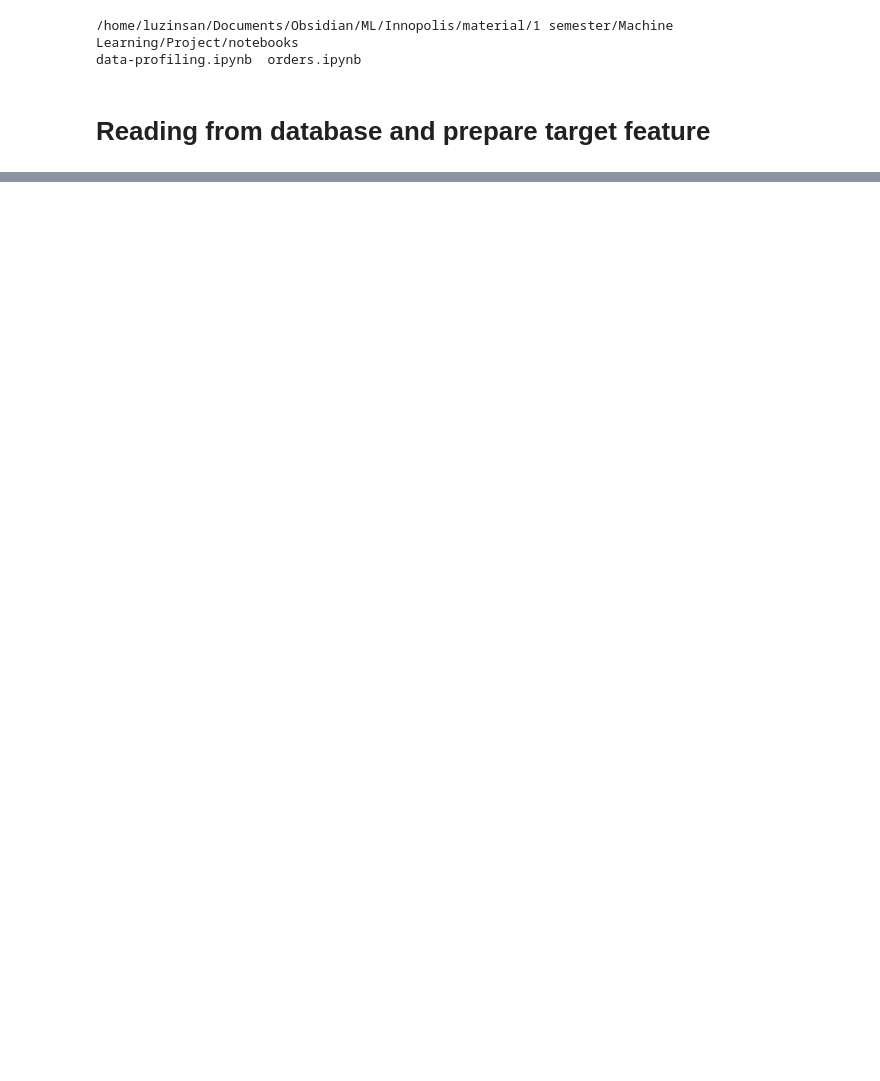
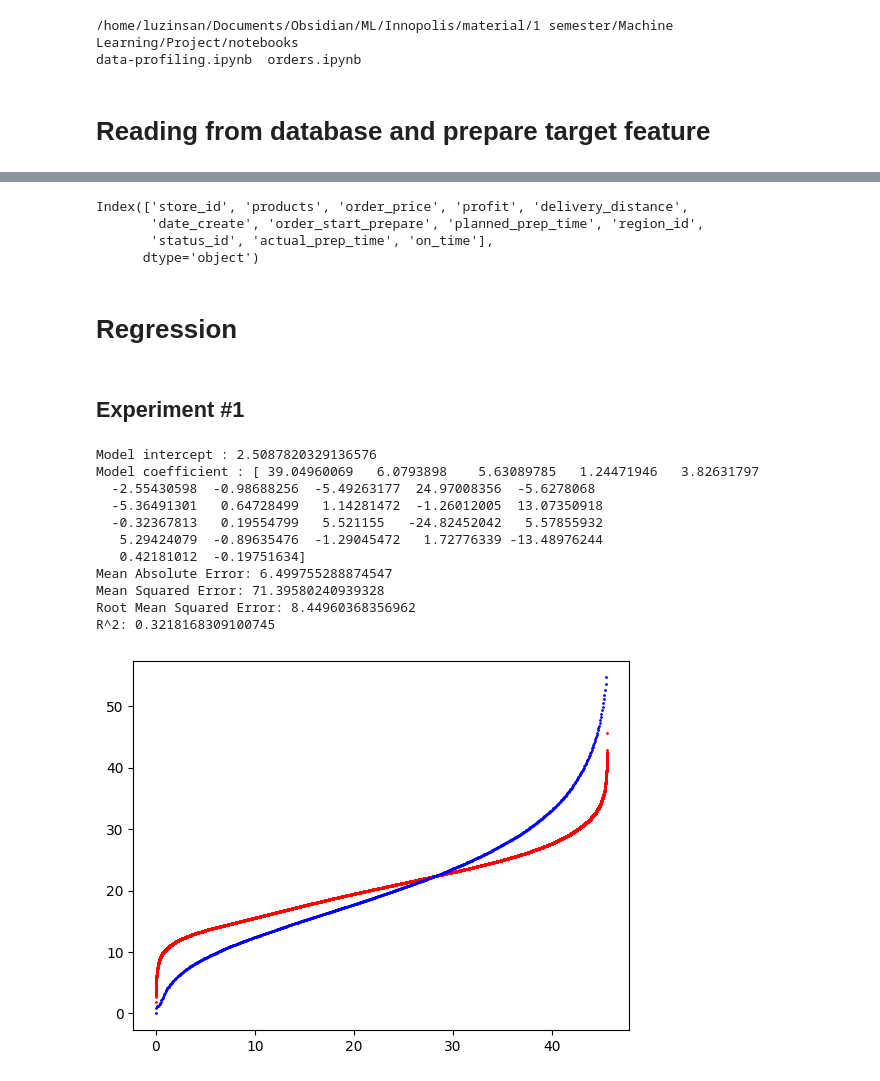
Before and after one commit to Luzinsan/ML_learn, a Jupyter notebook: ML/Innopolis/material/1 semester/Machine Learning/Project/notebooks/orders.ipynb, the cells around one changed output, grey strips where cells are left out. Cells and saved outputs as stored; diff of their text form; code cells hidden in the pictures; blank space fills up the shorter version.

```diff
--- a/ML/Innopolis/material/1 semester/Machine Learning/Project/notebooks/orders.ipynb
+++ b/ML/Innopolis/material/1 semester/Machine Learning/Project/notebooks/orders.ipynb
@@ -427,0 +143,2 @@ plt.plot(x_PCA, np.zeros(len(x_PCA)), '.', color="red", label="Projected")
+# %%
+orders['original_price'] = orders['order_price'] + orders['profit']
@@ -427,0 +271,8 @@ plt.plot(x_PCA, np.zeros(len(x_PCA)), '.', color="red", label="Projected")
+# %%
+df = orders_without_outls.copy()
+df.columns
+# %% [output]
+Index(['store_id', 'products', 'order_price', 'profit', 'delivery_distance',
+       'date_create', 'order_start_prepare', 'planned_prep_time', 'region_id',
+       'status_id', 'actual_prep_time', 'on_time'],
+      dtype='object')
@@ -427,0 +334,57 @@ plt.plot(x_PCA, np.zeros(len(x_PCA)), '.', color="red", label="Projected")
+# %% [markdown]
+# Regression
+# %%
+target = 'actual_prep_time'
+y_train, y_test = y_train[target], y_test[target]
+# %% [markdown]
+## Experiment #1
+# %%
+feature_selected = ['store_id', 'products', 'order_price', 'profit', 'delivery_distance',
+       'region_id', 'status_id',
+       'date_create_month_sin', 'date_create_month_cos',
+       'date_create_day_sin', 'date_create_day_cos',
+       'date_create_weekday_sin', 'date_create_weekday_cos',
+       'date_create_hour_sin', 'date_create_hour_cos',
+       'date_create_minute_sin', 'date_create_minute_cos',
+       'order_start_prepare_month_sin', 'order_start_prepare_month_cos',
+       'order_start_prepare_day_sin', 'order_start_prepare_day_cos',
+       'order_start_prepare_weekday_sin', 'order_start_prepare_weekday_cos',
+       'order_start_prepare_hour_sin', 'order_start_prepare_hour_cos',
+       'order_start_prepare_minute_sin', 'order_start_prepare_minute_cos',
+       ]
+X_train_reg = X_train[feature_selected]
+X_test_reg = X_test[feature_selected]
+# %%
+# With CatBoost Encoder and MinMax Scaler
+from sklearn.linear_model import LinearRegression
+
+regressor = LinearRegression()
+regressor.fit(X_train_reg, y_train)
+print(f"Model intercept : {regressor.intercept_}")
+print(f"Model coefficient : {regressor.coef_}")
+
+y_pred = regressor.predict(X_test_reg)
+eval_df = pd.DataFrame({'Actual': y_test, 'Predicted': y_pred})
+
+# With CatBoost Encoder and Robust Scaler
+x_axis = np.linspace(0, eval_df['Predicted'].max(), len(eval_df))
+plt.scatter(x_axis, eval_df['Predicted'].sort_values(), s=1, c='r')
+plt.scatter(x_axis[::200], eval_df['Actual'].sort_values()[::200], s=1, c='b')
+
+print('Mean Absolute Error:', metrics.mean_absolute_error(y_test, y_pred))
+print('Mean Squared Error:', metrics.mean_squared_error(y_test, y_pred))
+print('Root Mean Squared Error:', np.sqrt(metrics.mean_squared_error(y_test, y_pred)))
+print('R^2:', metrics.r2_score(y_test, y_pred))
+# %% [output]
+Model intercept : 2.5087820329136576
+Model coefficient : [ 39.04960069   6.0793898    5.63089785   1.24471946   3.82631797
+  -2.55430598  -0.98688256  -5.49263177  24.97008356  -5.6278068
+  -5.36491301   0.64728499   1.14281472  -1.26012005  13.07350918
+  -0.32367813   0.19554799   5.521155   -24.82452042   5.57855932
+   5.29424079  -0.89635476  -1.29045472   1.72776339 -13.48976244
+   0.42181012  -0.19751634]
+Mean Absolute Error: 6.499755288874547
+Mean Squared Error: 71.39580240939328
+Root Mean Squared Error: 8.44960368356962
+R^2: 0.3218168309100745
+[figure, added]
```
Also changed, not shown: parts of 83 cells of this notebook, 1 other file.
